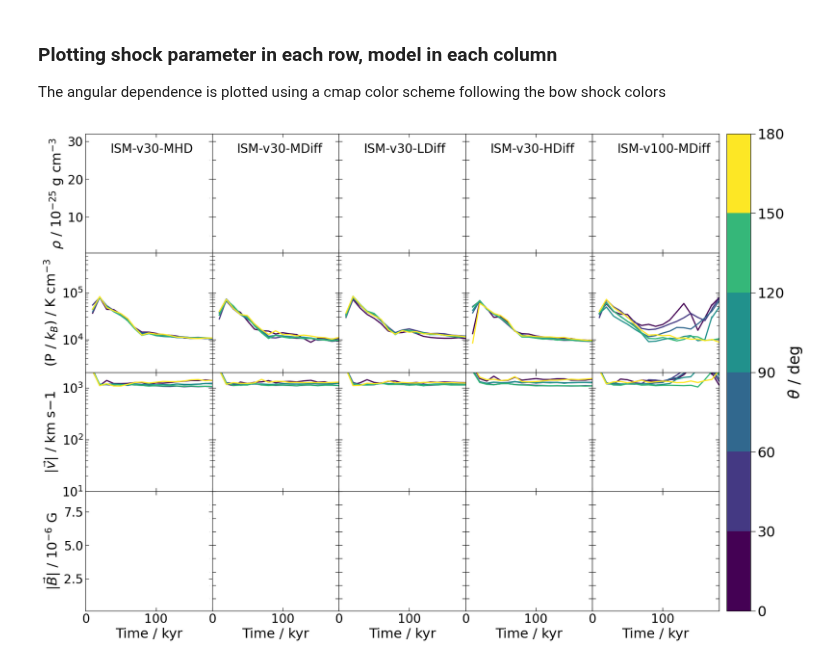
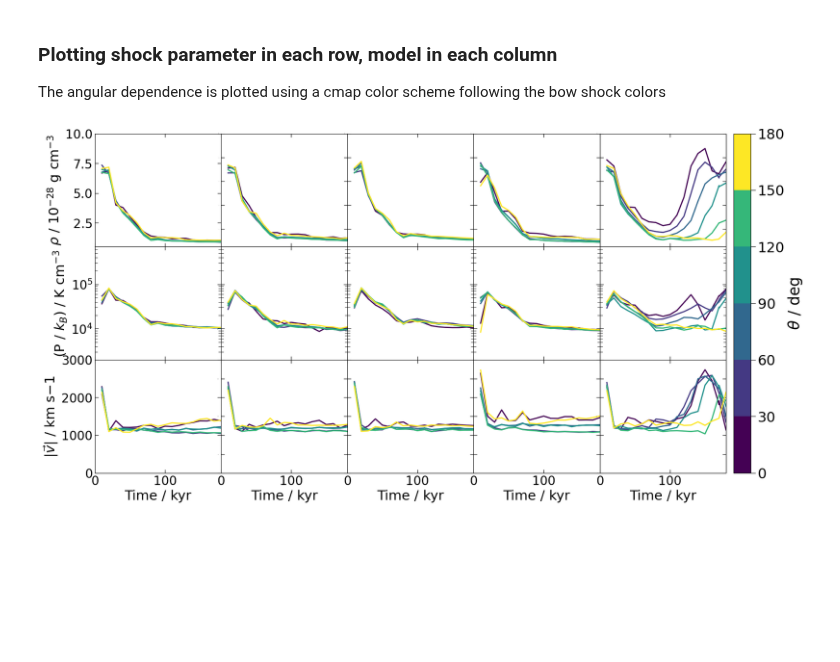
Before and after one commit to kwat0308/crbowshock_analysis_tools, a Jupyter notebook: calculate_mhd_params/plot_shock_timeseries.ipynb, the cells around one changed output. Saved outputs shown, nothing was run; the diff lists cells and outputs as text; code cells hidden in the pictures; blank space fills up the shorter version.

```diff
--- a/calculate_mhd_params/plot_shock_timeseries.ipynb
+++ b/calculate_mhd_params/plot_shock_timeseries.ipynb
@@ -25,7 +23,7 @@ fig_dir = "/home/kwatanabe/Projects/cr-bowshocks/figures/crshock"
 
 The angular dependence is plotted using a cmap color scheme following the bow shock colors
 # %%
-params = ["dens", "pres", "vel", "mag"]
+params = ["dens", "pres", "vel"]
 # bs_names = ["ISM-v30-MHD", "ISM-v30-MDiff", "ISM-v30", "ISM-v30-HDiff", "ISM-v100"]
 bs_names = ["ISM-v30-MHD", "ISM-v30-MDiff", "ISM-v30", "ISM-v30-HDiff", "ISM-v100"]
 shock_type = "term"
@@ -43,27 +41,27 @@ theta_ranges_norm = mcolors.BoundaryNorm(theta_ranges_plot, theta_ranges_cmap.N)
 param_textpos = {"dens" : 27, "vel" : 1e3, "pres" : 5e4, "mag" : 1e-5}
 
 field_lims = {
-    "dens" : (0.5, 32),
+    "dens" : (0.5, 10),
     "pres" : (2e3, 7e5),
     "mag" : (0.1, 9),
-    "vel" : (10, 2e3),
+    "vel" : (0, 3000),
 }
 
 field_scales = {
     "dens" : "linear",
     "pres" : "log",
     "mag" : "linear",
-    "vel" : "log"
+    "vel" : "linear"
 }
 
 field_labels = {
-    "dens" : r"$\rho$ / 10$^{-25}$ g cm$^{-3}$",
+    "dens" : r"$\rho$ / 10$^{-28}$ g cm$^{-3}$",
     "pres" : r"(P / $k_B$) / K cm$^{-3}$",
     "mag" : r"$|\vec{B}|$ / 10$^{-6}$ G",
     "vel" : r"$|\vec{v}|$ / km s${-1}$",
 }
 # %%
-fig = plt.figure(figsize=(22, 14))
+fig = plt.figure(figsize=(22, 10))
 gs = fig.add_gridspec(len(params), len(bs_names), hspace=0, wspace=0)
 axs = gs.subplots(sharex=True, sharey=False)
 
@@ -84,9 +82,10 @@ for ip, p in enumerate(params):
             # if p == "vel":
             #     param_arr *= 1e-5
             if p == "mag":
-                param_arr *= 1e6
+                param_arr *= 1e9
             if p == "dens":
-                param_arr *= 1e25
+                param_arr *= 1e28
+
 
             for itr, theta_maxval in enumerate(theta_ranges_plot[1:]):
                 times = (f[bs_name]["times"][()] * u.s).to(u.kyr)
@@ -157,31 +156,31 @@ for ip, p in enumerate(params):
             # limits
             axs[ip, ibs].set_xlim([0, 180])
             axs[ip, ibs].set_ylim(field_lims[p])
 
             # scales
             axs[ip, ibs].set_yscale(field_scales[p])
 
             # if ibs != 0:
             #     axs[ip, ibs].tick_params(
             #         axis="y",
             #         direction="in",
             #         which="minor",
             #         size=4,
             #         labelsize=0,
             #         right=True
             #     )
 
 # colorbar
 sm = cm.ScalarMappable(cmap=theta_ranges_cmap, norm=theta_ranges_norm)
 cbar = fig.colorbar(sm, ax=axs.ravel().tolist(), pad=0.01)
 cbar.ax.set_ylabel(r"$\theta$ / deg", fontsize=25)
 cbar.ax.tick_params(axis="both", which="major", size=8, labelsize=23)
 cbar.ax.tick_params(axis="both", which="minor", size=6, labelsize=23)
 
 fig.savefig(
     os.path.join(fig_dir, f"timeseries_mhd_{shock_type}.pdf"),
     dpi=200,
     bbox_inches="tight",
 )
 # %% [output]
-[figure, old version]
+[figure, new version]
```
Also changed, not shown: parts of 1 cell of this notebook, 4 other files.
